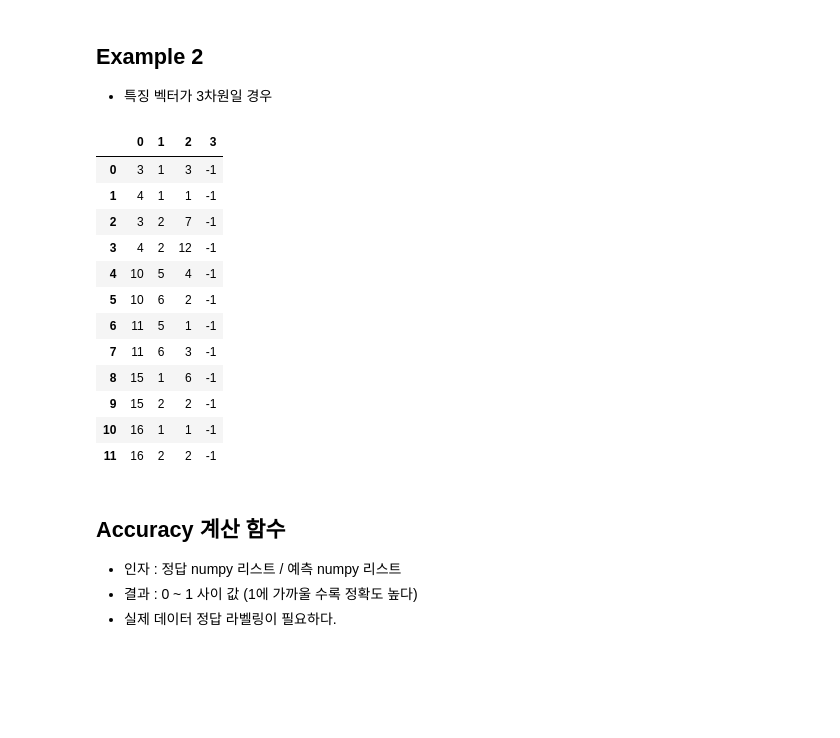
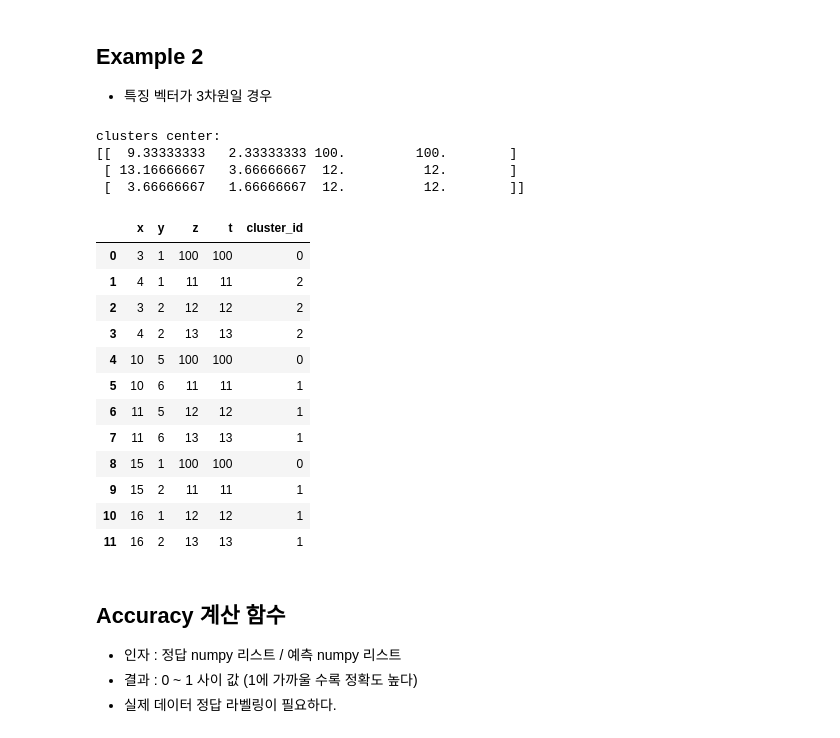
Before and after one commit to WonbinLee067/unlabeld-tsdata-clustering, a Jupyter notebook: DBSCAN_KMeans.ipynb, the cells around one changed output. Cells and saved outputs as stored; diff of their text form; code cells hidden in the pictures; blank space fills up the shorter version.

Commit message:
Clustering Prototype Complete Cluster.py를 이용해서 클러스터 및 Accuracy 계산 가능

```diff
--- a/DBSCAN_KMeans.ipynb
+++ b/DBSCAN_KMeans.ipynb
@@ -188,44 +234,49 @@ plt.show()
 ## Example 2
 - 특징 벡터가 3차원일 경우
 # %%
-df = pd.DataFrame(columns=['x', 'y', 'z'])
+df = pd.DataFrame(columns=['x', 'y', 'z', 't'])
 
-df.loc[0] = [3, 1, 3]
-df.loc[1] = [4, 1, 1]
-df.loc[2] = [3, 2, 7]
-df.loc[3] = [4, 2, 12]
-df.loc[4] = [10, 5, 4]
-df.loc[5] = [10, 6, 2]
-df.loc[6] = [11, 5, 1]
-df.loc[7] = [11, 6, 3]
-df.loc[8] = [15, 1, 6]
-df.loc[9] = [15, 2, 2]
-df.loc[10] = [16, 1, 1]
-df.loc[11] = [16, 2, 2]
+df.loc[0] = [3, 1, 100, 100]
+df.loc[1] = [4, 1, 11, 11]
+df.loc[2] = [3, 2, 12, 12]
+df.loc[3] = [4, 2, 13, 13]
+df.loc[4] = [10, 5, 100, 100]
+df.loc[5] = [10, 6, 11, 11]
+df.loc[6] = [11, 5, 12, 12]
+df.loc[7] = [11, 6, 13, 13]
+df.loc[8] = [15, 1, 100, 100]
+df.loc[9] = [15, 2, 11, 11]
+df.loc[10] = [16, 1, 12, 12]
+df.loc[11] = [16, 2, 13, 13]
 
 df.head(20) # 데이터 프레임 차트 형식 출력
 data_points = df.to_numpy()
-#kmeans = KMeans(n_clusters=3).fit(data_points)
-#df['cluster_id'] = kmeans.labels_
-dbscan = DBSCAN(eps=0.5, min_samples=5)
-clusters = dbscan.fit_predict(df)
+kmeans = KMeans(n_clusters=3).fit(data_points)
+df['cluster_id'] = kmeans.labels_
+#dbscan = DBSCAN(eps=0.5, min_samples=5)
+#clusters = dbscan.fit_predict(df)
 
-df = np.hstack([df, clusters.reshape(-1, 1)])
+print("clusters center: \n{}".format(kmeans.cluster_centers_))
+#df = np.hstack([df, clusters.reshape(-1, 1)])
 pd.DataFrame(df).head(12)
 # %% [output]
+clusters center:
+[[  9.33333333   2.33333333 100.         100.        ]
+ [ 13.16666667   3.66666667  12.          12.        ]
+ [  3.66666667   1.66666667  12.          12.        ]]
-|  | 0 | 1 | 2 | 3 |
-| 0 | 3 | 1 | 3 | -1 |
-| 1 | 4 | 1 | 1 | -1 |
-| 2 | 3 | 2 | 7 | -1 |
-| 3 | 4 | 2 | 12 | -1 |
-| 4 | 10 | 5 | 4 | -1 |
-| 5 | 10 | 6 | 2 | -1 |
-| 6 | 11 | 5 | 1 | -1 |
-| 7 | 11 | 6 | 3 | -1 |
-| 8 | 15 | 1 | 6 | -1 |
-| 9 | 15 | 2 | 2 | -1 |
-| 10 | 16 | 1 | 1 | -1 |
-| 11 | 16 | 2 | 2 | -1 |
+|  | x | y | z | t | cluster_id |
+| 0 | 3 | 1 | 100 | 100 | 0 |
+| 1 | 4 | 1 | 11 | 11 | 2 |
+| 2 | 3 | 2 | 12 | 12 | 2 |
+| 3 | 4 | 2 | 13 | 13 | 2 |
+| 4 | 10 | 5 | 100 | 100 | 0 |
+| 5 | 10 | 6 | 11 | 11 | 1 |
+| 6 | 11 | 5 | 12 | 12 | 1 |
+| 7 | 11 | 6 | 13 | 13 | 1 |
+| 8 | 15 | 1 | 100 | 100 | 0 |
+| 9 | 15 | 2 | 11 | 11 | 1 |
+| 10 | 16 | 1 | 12 | 12 | 1 |
+| 11 | 16 | 2 | 13 | 13 | 1 |
 # %% [markdown]
 ## Accuracy 계산 함수
 - 인자 : 정답 numpy 리스트 / 예측 numpy 리스트
```
Also changed, not shown: parts of 6 cells of this notebook, 2 other files.
